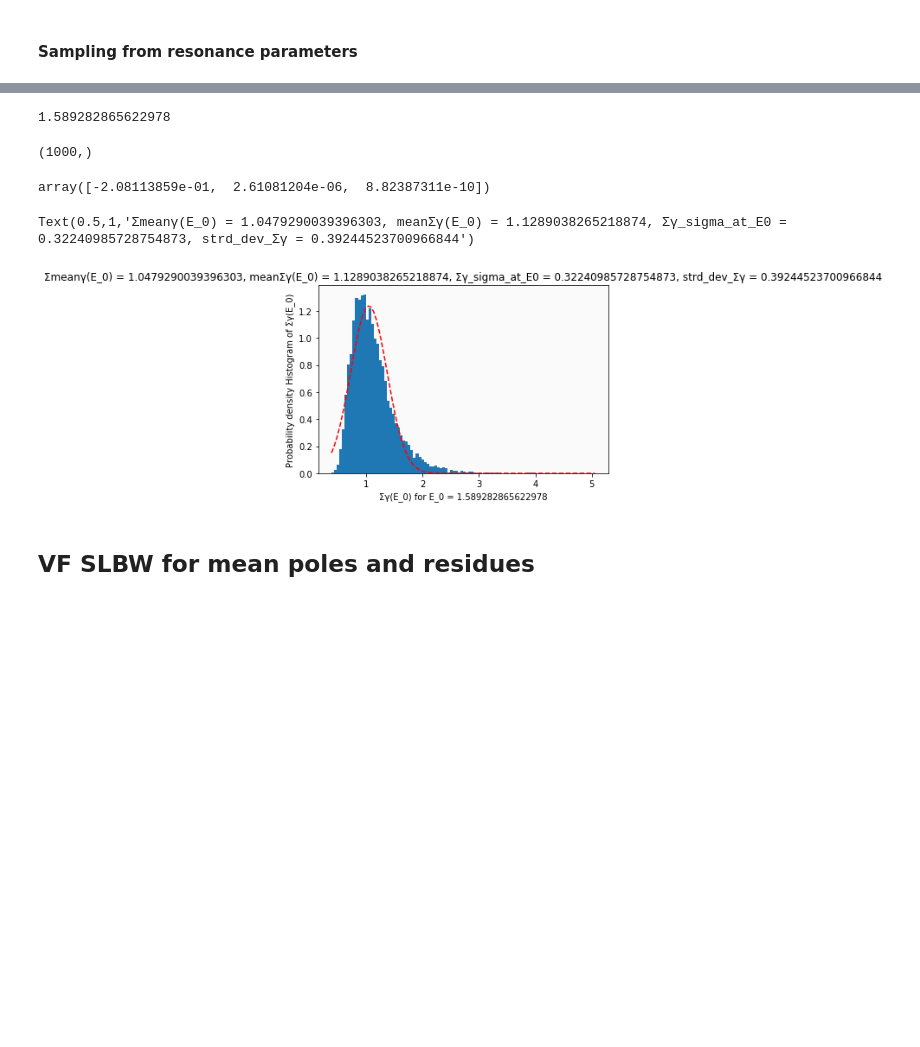
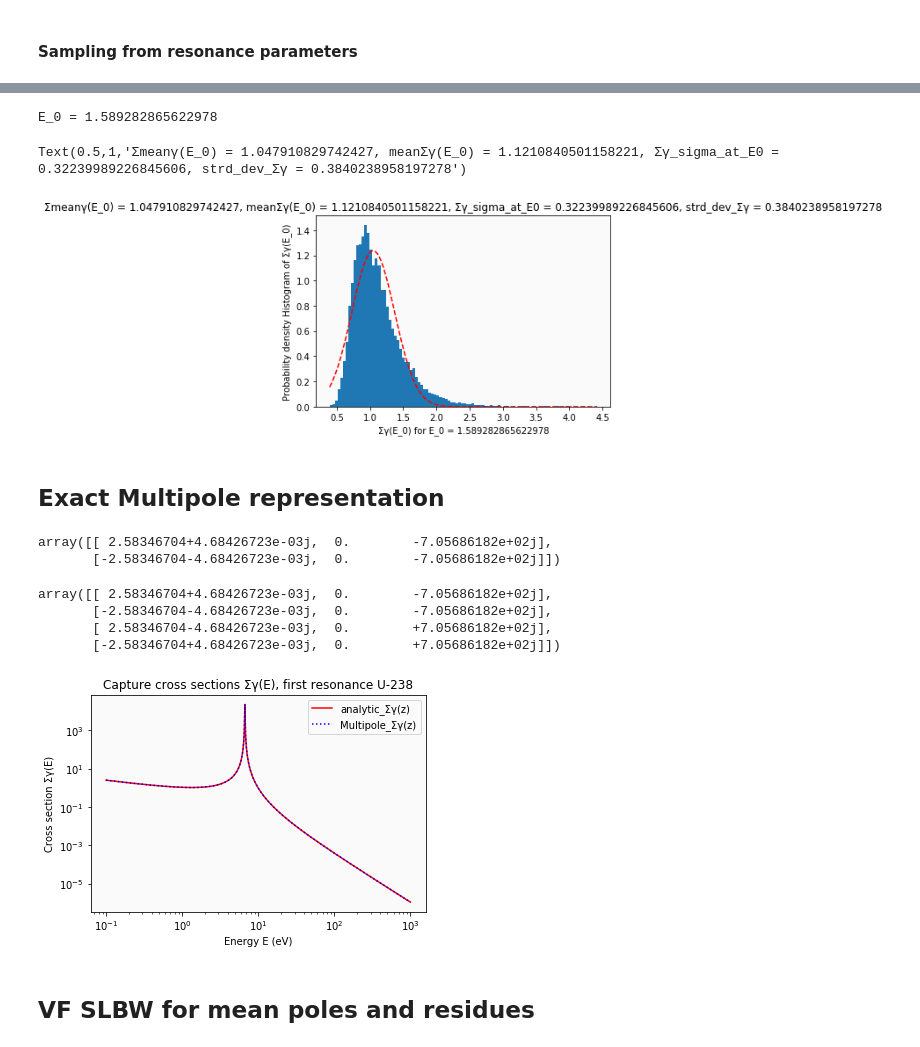
Before and after one commit to icmeyer/Uncertainty-Methods-Toy-Problem, a Jupyter notebook: covariance_conversion.ipynb, the cells around one changed output, grey strips where cells are left out. Drawn from its saved outputs; the diff is of its cells as text; code cells hidden in the pictures; blank space fills up the shorter version.

```diff
--- a/covariance_conversion.ipynb
+++ b/covariance_conversion.ipynb
@@ -182,19 +185,8 @@ No handles with labels found to put in legend.
-# %%
-E_0 = E_g[300]
-E_0
-# %% [output]
-1.589282865622978
-# %%
-E_g.shape
-# %% [output]
-(1000,)
-# %%
-np.dot(cov_Γ_U238,dΣγ_dΓ(E_0, μ_Γ_U238))
-# %% [output]
-array([-2.08113859e-01,  2.61081204e-06,  8.82387311e-10])
 # %%
 # the sampled data
 n_samples = 10000
+E_0 = E_g[300]
+print("E_0 =", E_0 )
 Σγ_hist = np.array([evaluate_Σγ(E_0, sample_Γ_res_parameters(μ_Γ_U238, cov_Γ_U238))  for i in range(n_samples)])
 mean_Σγ = np.sum(Σγ_hist)/n_samples
 strd_dev_Σγ = (np.dot(Σγ_hist - mean_Σγ,Σγ_hist - mean_Σγ)/(n_samples-1))**0.5
@@ -214,8 +206,43 @@ ax.set_xlabel('Σγ(E_0) for E_0 = %s'%(E_0) )
 ax.set_ylabel('Probability density Histogram of Σγ(E_0)')
 ax.set_title(r'Σmeanγ(E_0) = %s, meanΣγ(E_0) = %s, Σγ_sigma_at_E0 = %s, strd_dev_Σγ = %s'%(Σγ_mean, mean_Σγ, Σγ_sigma_at_E0, strd_dev_Σγ))
 # %% [output]
-Text(0.5,1,'Σmeanγ(E_0) = 1.0479290039396303, meanΣγ(E_0) = 1.1289038265218874, Σγ_sigma_at_E0 = 0.32240985728754873, strd_dev_Σγ = 0.39244523700966844')
+E_0 = 1.589282865622978
+Text(0.5,1,'Σmeanγ(E_0) = 1.047910829742427, meanΣγ(E_0) = 1.1210840501158221, Σγ_sigma_at_E0 = 0.32239989226845606, strd_dev_Σγ = 0.3840238958197278')
-[figure, old version]
+[figure, new version]
+# %% [markdown]
+## Exact Multipole representation
+# %%
+Π = exact_poles_and_residues(μ_Γ_U238)
+Π
+# %% [output]
+array([[ 2.58346704+4.68426723e-03j,  0.        -7.05686182e+02j],
+       [-2.58346704-4.68426723e-03j,  0.        -7.05686182e+02j]])
+# %%
+Π_tot = np.concatenate((Π, np.conj(Π)), axis=0)
+Π_tot
+# %% [output]
+array([[ 2.58346704+4.68426723e-03j,  0.        -7.05686182e+02j],
+       [-2.58346704-4.68426723e-03j,  0.        -7.05686182e+02j],
+       [ 2.58346704-4.68426723e-03j,  0.        +7.05686182e+02j],
+       [-2.58346704+4.68426723e-03j,  0.        +7.05686182e+02j]])
+# %%
+## Plot the mean cross section values.
+titre_Σ = 'Capture cross sections Σγ(E), first resonance U-238'
+titre_Σ_pdf = "%s.%s"%(titre_Σ, 'pdf')
+
+#plt.close('all')
+# Plotting the cross section
+#plt.loglog(E_g , np.array([sum(list(Σ_vector(E_g[g], μ_Γ_all))) for g in range(E_g.size)]) )
+plt.loglog(z_g**2 , np.array([analytic_Σγ(z_g[g], μ_Γ_U238) for g in range(z_g.size)]) , '-r', label='analytic_Σγ(z)')
+plt.loglog(z_g**2 , np.array([multipole_Σ(z_g[g], Π) for g in range(z_g.size)]) , ':b', label='Multipole_Σγ(z)')
+plt.ylabel('Cross section Σγ(E)')
+plt.xlabel('Energy E (eV)')
+plt.title(titre_Σ)
+plt.legend()
+
+plt.rcParams['axes.facecolor'] = '0.98'
+# %% [output]
+[figure, added]
 # %% [markdown]
 ## VF SLBW for mean poles and residues
 # %% [markdown]
```
Also changed, not shown: parts of 90 cells of this notebook, 1 other file.
